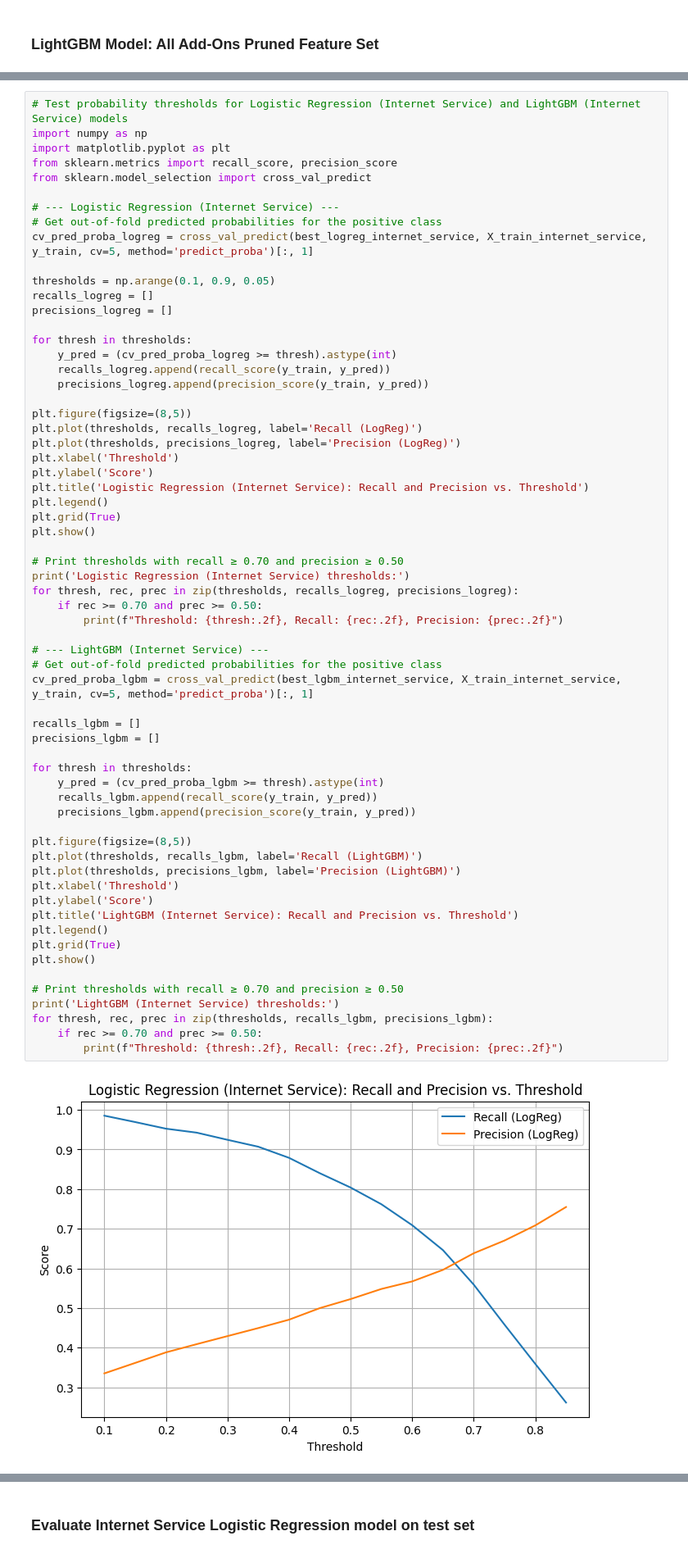
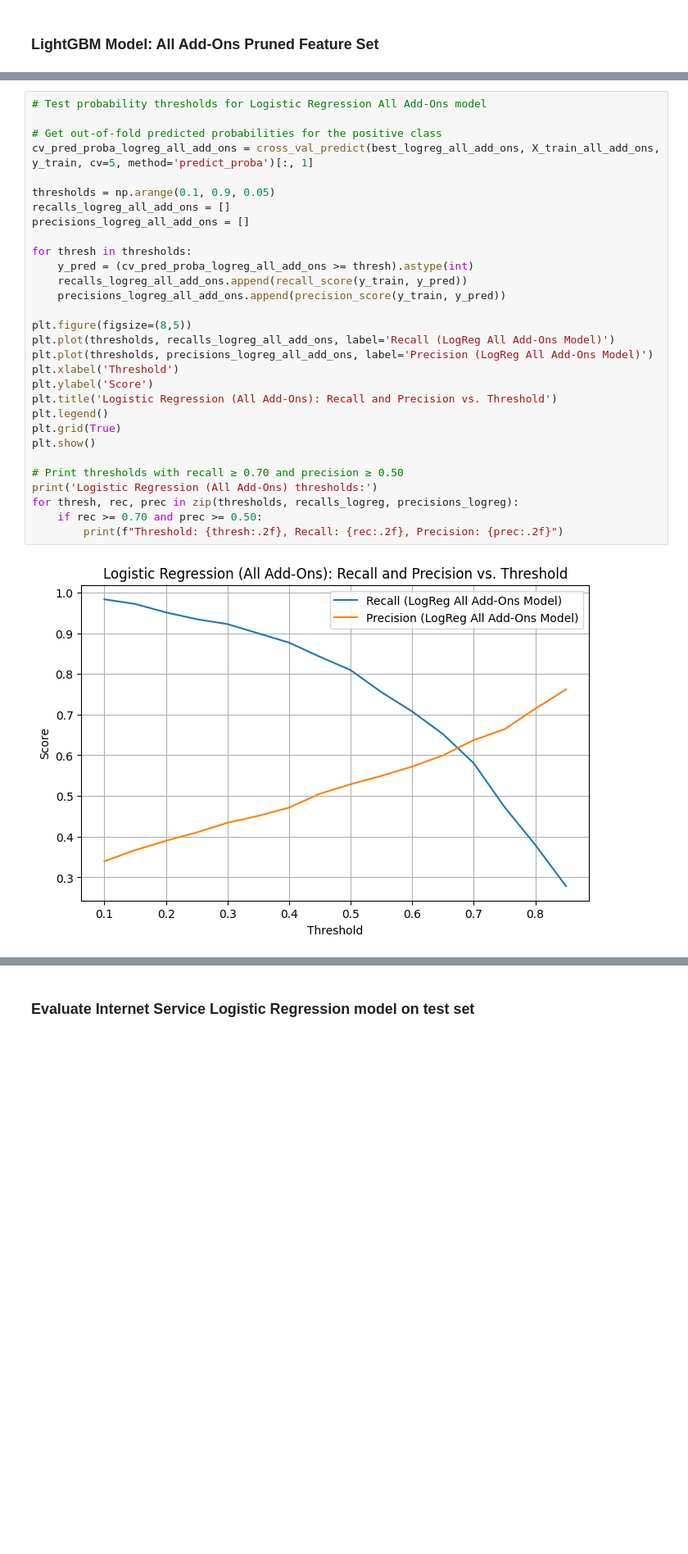
Before and after one commit to amschiltz/springboard_projects, a Jupyter notebook: Capstone_2/notebooks/04_telco_churn_modeling.ipynb, the cells around one changed output, grey strips where cells are left out. Shown at 82% size. Saved outputs shown, nothing was run; the diff lists cells and outputs as text; blank space fills up the shorter version.

```diff
--- a/Capstone_2/notebooks/04_telco_churn_modeling.ipynb
+++ b/Capstone_2/notebooks/04_telco_churn_modeling.ipynb
@@ -793,65 +768,32 @@ To ensure a fair and interpretable comparison between modeling approaches, we wi
 # %%
-# Test probability thresholds for Logistic Regression (Internet Service) and LightGBM (Internet Service) models
-import numpy as np
-import matplotlib.pyplot as plt
-from sklearn.metrics import recall_score, precision_score
-from sklearn.model_selection import cross_val_predict
+# Test probability thresholds for Logistic Regression All Add-Ons model
 
-# --- Logistic Regression (Internet Service) ---
 # Get out-of-fold predicted probabilities for the positive class
-cv_pred_proba_logreg = cross_val_predict(best_logreg_internet_service, X_train_internet_service, y_train, cv=5, method='predict_proba')[:, 1]
+cv_pred_proba_logreg_all_add_ons = cross_val_predict(best_logreg_all_add_ons, X_train_all_add_ons, y_train, cv=5, method='predict_proba')[:, 1]
 
 thresholds = np.arange(0.1, 0.9, 0.05)
-recalls_logreg = []
-precisions_logreg = []
+recalls_logreg_all_add_ons = []
+precisions_logreg_all_add_ons = []
 
 for thresh in thresholds:
-    y_pred = (cv_pred_proba_logreg >= thresh).astype(int)
-    recalls_logreg.append(recall_score(y_train, y_pred))
-    precisions_logreg.append(precision_score(y_train, y_pred))
+    y_pred = (cv_pred_proba_logreg_all_add_ons >= thresh).astype(int)
+    recalls_logreg_all_add_ons.append(recall_score(y_train, y_pred))
+    precisions_logreg_all_add_ons.append(precision_score(y_train, y_pred))
 
 plt.figure(figsize=(8,5))
-plt.plot(thresholds, recalls_logreg, label='Recall (LogReg)')
-plt.plot(thresholds, precisions_logreg, label='Precision (LogReg)')
+plt.plot(thresholds, recalls_logreg_all_add_ons, label='Recall (LogReg All Add-Ons Model)')
+plt.plot(thresholds, precisions_logreg_all_add_ons, label='Precision (LogReg All Add-Ons Model)')
 plt.xlabel('Threshold')
 plt.ylabel('Score')
-plt.title('Logistic Regression (Internet Service): Recall and Precision vs. Threshold')
+plt.title('Logistic Regression (All Add-Ons): Recall and Precision vs. Threshold')
 plt.legend()
 plt.grid(True)
 plt.show()
 
 # Print thresholds with recall ≥ 0.70 and precision ≥ 0.50
-print('Logistic Regression (Internet Service) thresholds:')
+print('Logistic Regression (All Add-Ons) thresholds:')
 for thresh, rec, prec in zip(thresholds, recalls_logreg, precisions_logreg):
     if rec >= 0.70 and prec >= 0.50:
         print(f"Threshold: {thresh:.2f}, Recall: {rec:.2f}, Precision: {prec:.2f}")
-
-# --- LightGBM (Internet Service) ---
-# Get out-of-fold predicted probabilities for the positive class
-cv_pred_proba_lgbm = cross_val_predict(best_lgbm_internet_service, X_train_internet_service, y_train, cv=5, method='predict_proba')[:, 1]
-
-recalls_lgbm = []
-precisions_lgbm = []
-
-for thresh in thresholds:
-    y_pred = (cv_pred_proba_lgbm >= thresh).astype(int)
-    recalls_lgbm.append(recall_score(y_train, y_pred))
-    precisions_lgbm.append(precision_score(y_train, y_pred))
-
-plt.figure(figsize=(8,5))
-plt.plot(thresholds, recalls_lgbm, label='Recall (LightGBM)')
-plt.plot(thresholds, precisions_lgbm, label='Precision (LightGBM)')
-plt.xlabel('Threshold')
-plt.ylabel('Score')
-plt.title('LightGBM (Internet Service): Recall and Precision vs. Threshold')
-plt.legend()
-plt.grid(True)
-plt.show()
-
-# Print thresholds with recall ≥ 0.70 and precision ≥ 0.50
-print('LightGBM (Internet Service) thresholds:')
-for thresh, rec, prec in zip(thresholds, recalls_lgbm, precisions_lgbm):
-    if rec >= 0.70 and prec >= 0.50:
-        print(f"Threshold: {thresh:.2f}, Recall: {rec:.2f}, Precision: {prec:.2f}")
 # %% [output]
-[figure, old version]
+[figure, new version]
```
Also changed, not shown: parts of 50 cells of this notebook, 2 other files.
